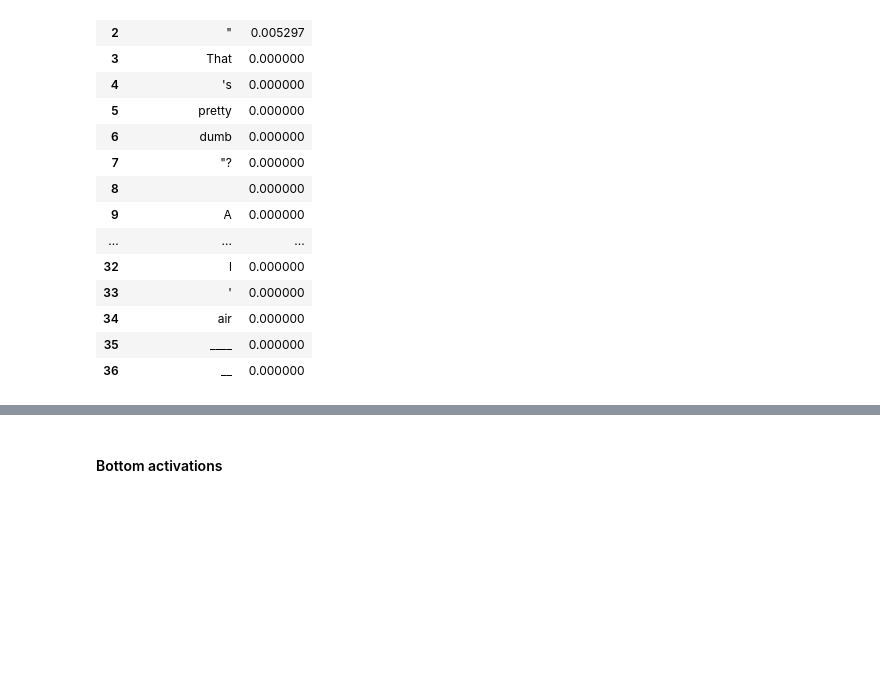
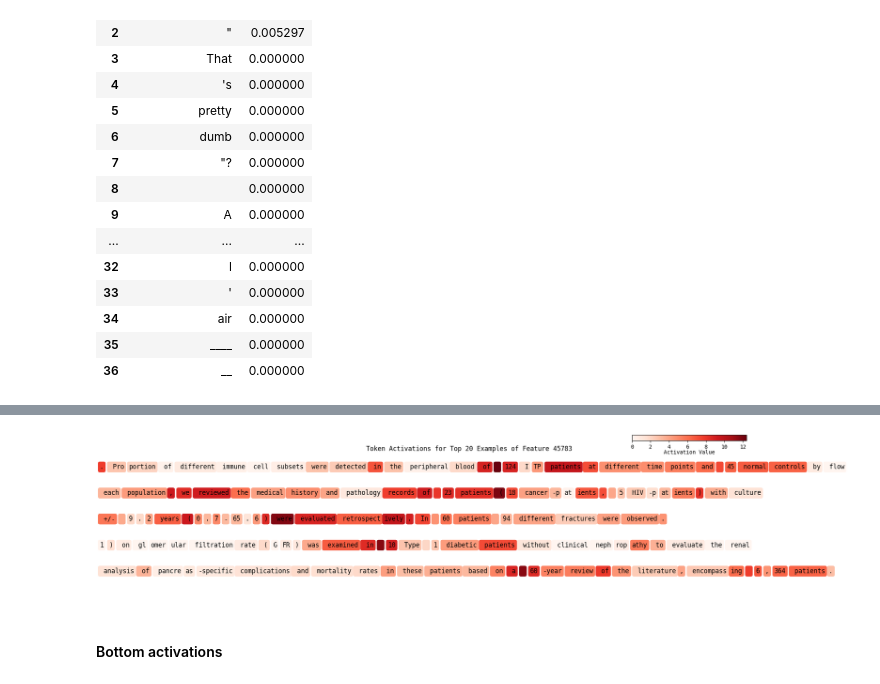
Before and after one commit to reedmayhew18/sae, a Jupyter notebook: scale_monosemant_analysis.ipynb, the cells around one changed output, grey strips where cells are left out. Saved outputs shown, nothing was run; the diff lists cells and outputs as text; code cells hidden in the pictures; blank space fills up the shorter version.

Commit message:
Added code for plotting token activation in sentences

```diff
--- a/scale_monosemant_analysis.ipynb
+++ b/scale_monosemant_analysis.ipynb
@@ -1118,7 +1094,7 @@ activation_cache = []
 
 # Tokenize sentence
 inputs = tokenizer(
-    sentence5,
+    sentence,
     return_tensors="pt",
     # truncation=True,
     # max_length=512,
@@ -1242,0 +1187,7 @@ tokens_list
+# %%
+feat_idx = -1
+k = 20
+context_len = 15 # +/- 15 tokens
+feat_idx = 45783
+
+latent_vector_files = sorted(glob.glob("sparse_latent_vectors/latent_vectors_batch_*.pt"))[1:50]
@@ -1243,3 +1288,71 @@ tokens_list
+# %%
+top20examples_orig = top20examples.copy()
+# %%
+top20examples = top20examples_orig.copy()[:5]
+# %%
+import matplotlib.pyplot as plt
+from matplotlib.colors import Normalize
+from matplotlib.cm import ScalarMappable
+import matplotlib.cm as cm
+import numpy as np
+
+# Use only top20examples from the first code
+# Example: top20examples = [("token_list", [activations])]
+
+# Plotting top 20 examples
+fig, ax = plt.subplots(figsize=(15, len(top20examples)))  # Adjust height dynamically
+plt.title(f"Token Activations for Top 20 Examples of Feature {feat_idx}")
+
+max_val = np.max(top20examples[0][1])
+min_val = 0.0
+
+for example_idx, (tokens, activations) in enumerate(top20examples):
+    # Normalize activations for color mapping
+    norm = Normalize(vmin=min_val, vmax=max_val)
+    cmap = cm.Reds  # Use a red colormap
+
+    x_pos = 0.0  # Initialize horizontal position for tokens
+    renderer = fig.canvas.get_renderer()  # Renderer for accurate text measurements
+
+    for token, activation in zip(tokens, activations):
+        # Map activation value to a color
+        color = cmap(norm(activation))
+
+        # Add the token to the plot with a colored background
+        text_obj = ax.text(
+            x_pos, -example_idx, token,
+            fontsize=12, color="black", ha="left", va="center",
+            bbox=dict(facecolor=color, edgecolor="none", boxstyle="round,pad=0.3")
+        )
+
+        # Use the text object's bounding box to calculate its width
+        text_bbox = text_obj.get_window_extent(renderer=renderer)
+        text_width = text_bbox.width / fig.dpi  # Convert from pixels to inches
+        text_width /= 11.5  # Normalize to reduce excessive spacing
+
+        # Update x-position for the next token, with a small gap
+        x_pos += text_width + 0.013  # Add a small gap between tokens
+
+# Add a horizontal colorbar at the top right
+cbar_ax = fig.add_axes([0.98, 0.92, 0.2, 0.03])  # [left, bottom, width, height]
+sm = ScalarMappable(cmap=cmap, norm=norm)
+sm.set_array([])
+cbar = plt.colorbar(sm, cax=cbar_ax, orientation='horizontal')
+cbar.set_label("Activation Value", labelpad=0)
+
+# Adjust plot aesthetics
+ax.axis('off')
+ax.set_xlim(0, x_pos)  # Set x-limits to prevent overflow
+ax.set_ylim(-len(top20examples), 0.5)
+fig.subplots_adjust(top=0.85, bottom=0.1, left=0.05, right=1.34)
+
+# save png
+# plt.savefig("top20examples.png", bbox_inches='tight', dpi=300)
+
+# Show the plot
+plt.show()
+# %% [output]
+[figure, added]
 # %% [markdown]
 #### Bottom activations
 # %% [markdown]
```
Also changed, not shown: parts of 16 cells of this notebook.
